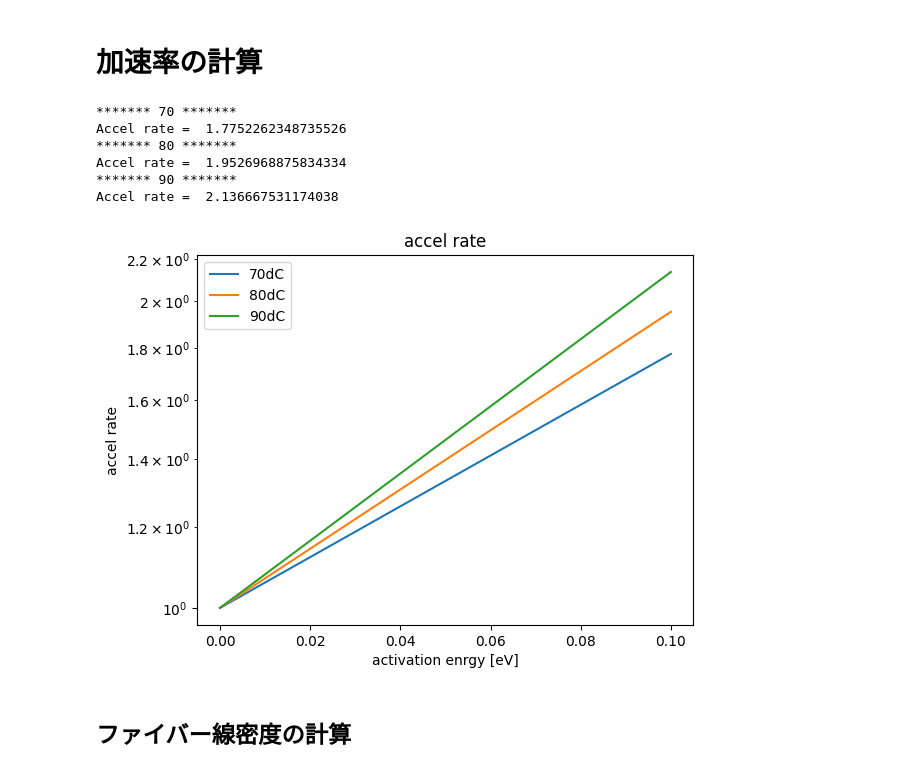
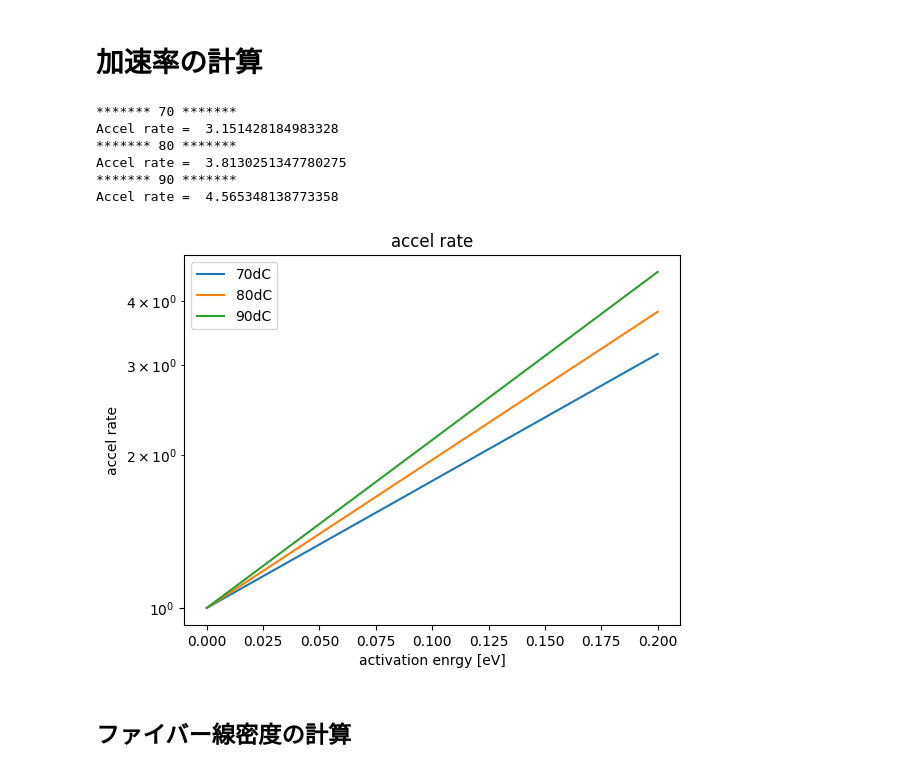
Before and after one commit to Dwaka-epx/Python-codes, a Jupyter notebook: tape/adhesive_accel.ipynb, the cells around one changed output. Saved outputs shown, nothing was run; the diff lists cells and outputs as text; code cells hidden in the pictures.

```diff
--- a/tape/adhesive_accel.ipynb
+++ b/tape/adhesive_accel.ipynb
@@ -68,0 +72,28 @@ plt.show()
+# %%
+import pandas as pd
+import matplotlib.pyplot as plt
+import numpy as np
+
+df = pd.read_csv('thermostatic_chamber_time_reduction_shearing.csv',sep="\t"
+                 ,skiprows=2
+                 ,names=['1','2','3','4']
+                 )
+print(df)
+
+print("\nlen(df)=",len(df))
+print("\nlen(df.columns)=",len(df.columns))
+
+weight=df.to_numpy()
+nTime = len(df)
+nsample = len(df.columns)
+x = ['0','15','30']
+
+fig, ax = plt.subplots()
+
+for iTime in range(nTime):
+	ax.plot(x,weight,color="tab:blue",marker="s",markersize=3,linestyle='')
+
+ax.set_xlabel('total time in thermostatic chamber [min]')
+ax.set_ylabel('shearing strength [g]')
+# ax.set_title('shearing strength acceleration')
+plt.show()
@@ -78,38 +120,38 @@ def arrhenius_equation(temperature, activation_energy_in_eV):
 	reaction_rate_constant = np.exp(-activation_energy_in_eV*eV / (gas_constant * temperature))
 
 	return reaction_rate_constant
 
 Ea :float
-Ea= 0.1 #in [eV]
+Ea= 0.2 #in [eV]
 T0 = 293.15
 
 
 T_celsius = 80
 for T_celsius in [70,80,90]:
 	print(f'******* {T_celsius} *******')
 	T_accel = 273.15 + T_celsius
 	k_room_temp = arrhenius_equation(T0,Ea)
 	k_Accel = arrhenius_equation(T_accel,Ea)
 	accel_rate = k_Accel/k_room_temp
 	print("Accel rate = ",accel_rate)
 
 	x = np.linspace(0,Ea,100)
 	y = arrhenius_equation(T_accel,x)/arrhenius_equation(T0,x)
 	plt.plot(x,y,label=f'{T_celsius}dC')
 plt.title(f"accel rate")
 plt.xlabel("activation enrgy [eV]")
 plt.ylabel("accel rate")
 plt.yscale("log")
 plt.legend()
 plt.show()
 # %% [output]
 ******* 70 *******
-Accel rate =  1.7752262348735526
+Accel rate =  3.151428184983328
 ******* 80 *******
-Accel rate =  1.9526968875834334
+Accel rate =  3.8130251347780275
 ******* 90 *******
-Accel rate =  2.136667531174038
+Accel rate =  4.565348138773358
-[figure, old version]
+[figure, new version]
 # %% [markdown]
 ## ファイバー線密度の計算
 # %%
```
Also changed, not shown: parts of 6 cells of this notebook, 10 other files.
